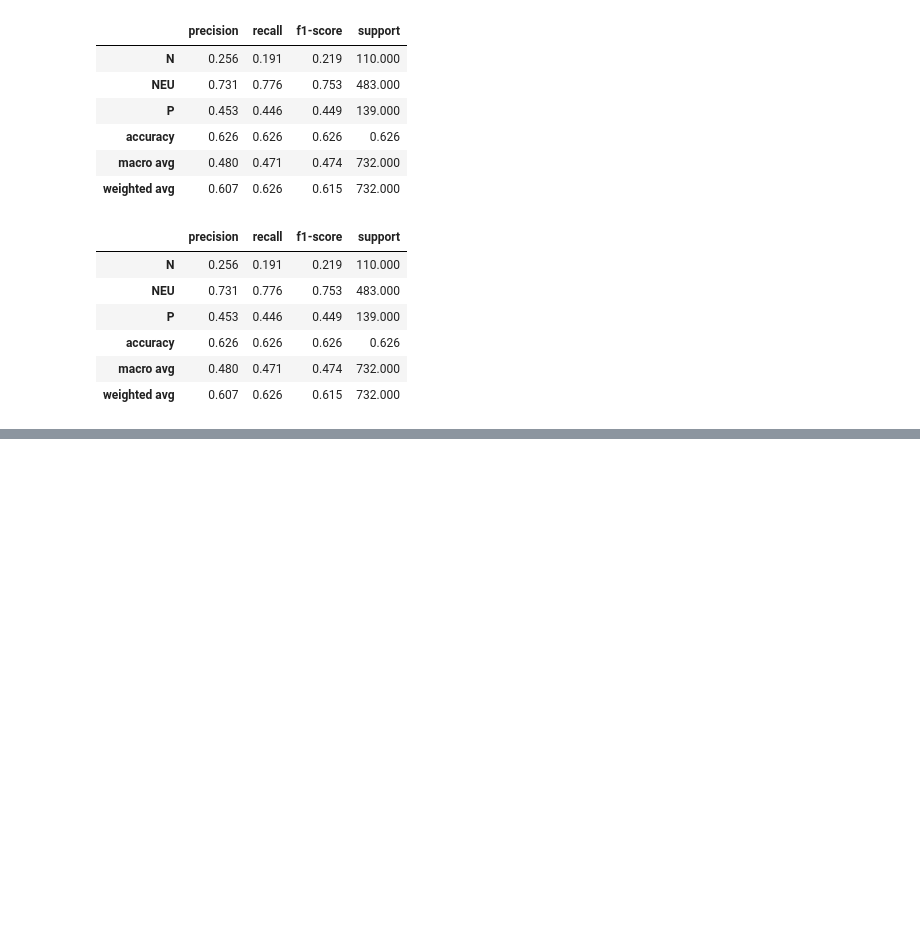
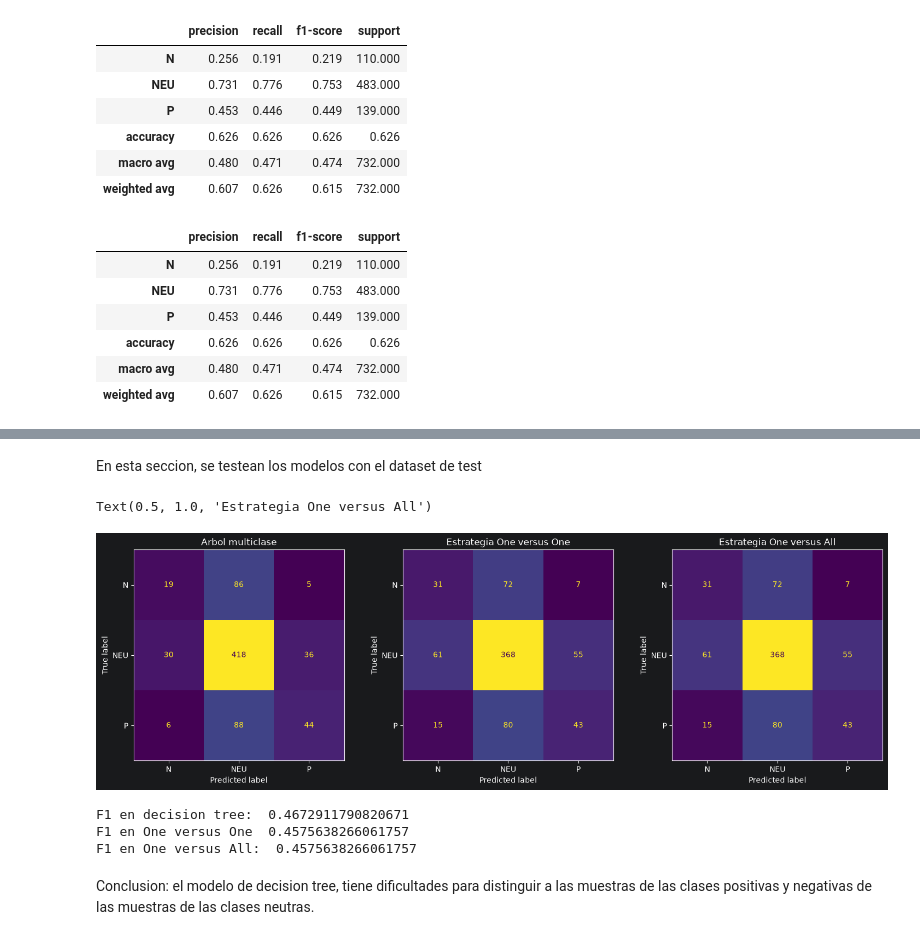
Before and after one commit to LucasFis/Tp_tweets, a Jupyter notebook: Tp_tweets.ipynb, the cells around one changed output, grey strips where cells are left out. Drawn from its saved outputs; the diff is of its cells as text; code cells hidden in the pictures; blank space fills up the shorter version.

```diff
--- a/Tp_tweets.ipynb
+++ b/Tp_tweets.ipynb
@@ -892,0 +765,40 @@ NotFittedError: This Pipeline instance is not fitted yet. Call 'fit' with approp
+# %% [markdown]
+En esta seccion, se testean los modelos con el dataset de test
+# %%
+fig, axes = plt.subplots(1, 3, figsize=(18, 5))
+
+y_pred_dt_test = mejor_modelo_dt.predict(X_test)
+
+#Matriz de confusion en validacion de decision tree
+ConfusionMatrixDisplay.from_predictions(y_test, y_pred_dt_test, ax=axes[0], colorbar=False)
+axes[0].set_title("Arbol multiclase")
+
+y_pred_ovo_test = modelo_ovo.predict(X_test)
+
+#Matriz de confusion en validacion con estrategia One versus One
+ConfusionMatrixDisplay.from_predictions(y_test, y_pred_ovo_test, ax=axes[1], colorbar=False)
+axes[1].set_title("Estrategia One versus One")
+
+y_pred_ova_test = modelo_ova.predict(X_test)
+
+#Matriz de confusion en validacion con estrategia One versus All
+ConfusionMatrixDisplay.from_predictions(y_test, y_pred_ova_test, ax=axes[2], colorbar=False)
+axes[2].set_title("Estrategia One versus All")
+# %% [output]
+Text(0.5, 1.0, 'Estrategia One versus All')
+[figure, added]
+# %%
+from sklearn.metrics import f1_score
+
+f1_dt = f1_score(y_test, y_pred_dt_test, average="macro")
+print("F1 en decision tree: ", f1_dt)
+
+f1_ovo = f1_score(y_test, y_pred_ova_test, average="macro")
+print("F1 en One versus One ", f1_ovo)
+
+f1_ova = f1_score(y_test, y_pred_ova_test, average="macro")
+print("F1 en One versus All: ", f1_ova)
+# %% [output]
+F1 en decision tree:  0.4672911790820671
+F1 en One versus One  0.4575638266061757
+F1 en One versus All:  0.4575638266061757
@@ -892,0 +826,2 @@ NotFittedError: This Pipeline instance is not fitted yet. Call 'fit' with approp
+# %% [markdown]
+Conclusion: el modelo de decision tree, tiene dificultades para distinguir a las muestras de las clases positivas y negativas de las muestras de las clases neutras.
```
Also changed, not shown: parts of 6 cells of this notebook.
